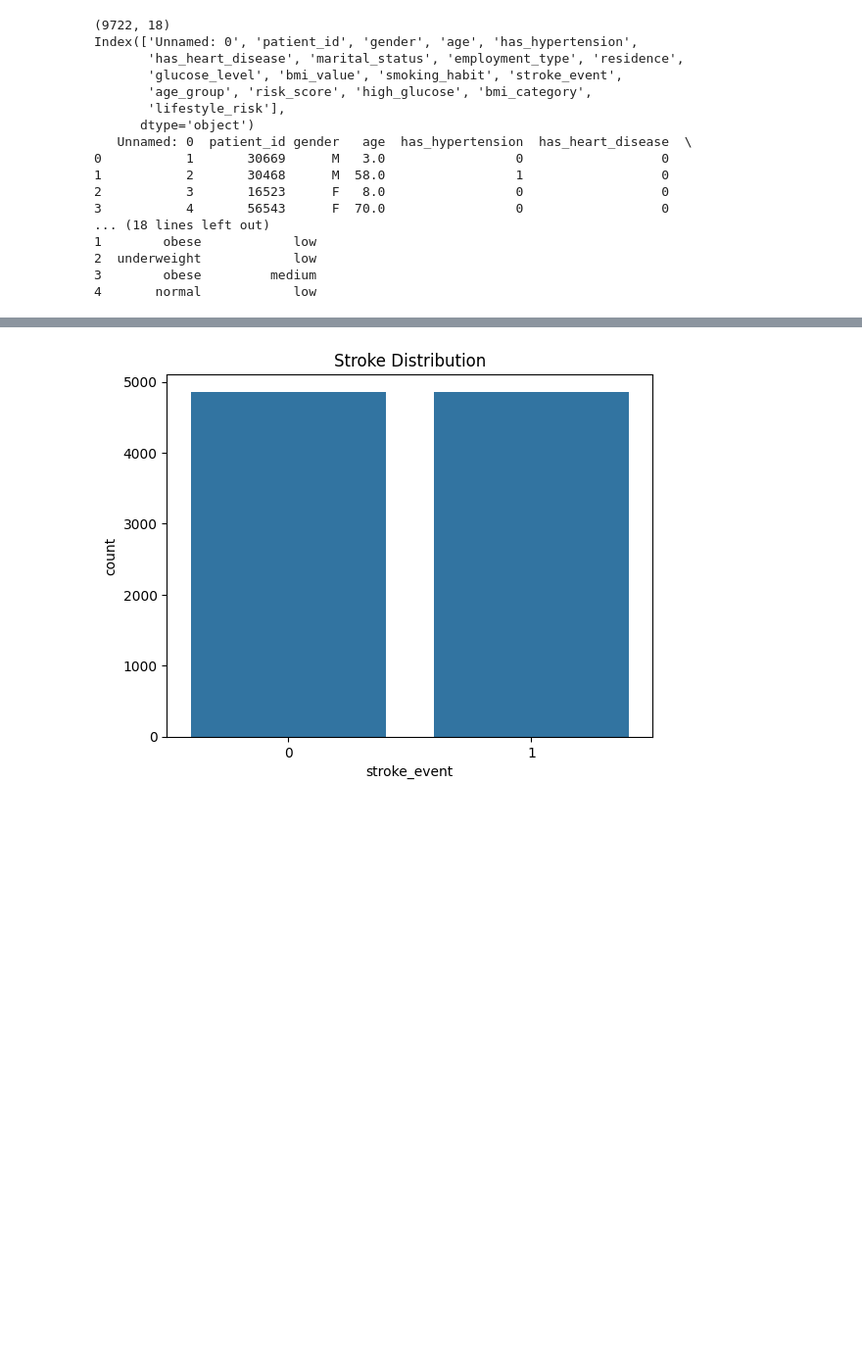
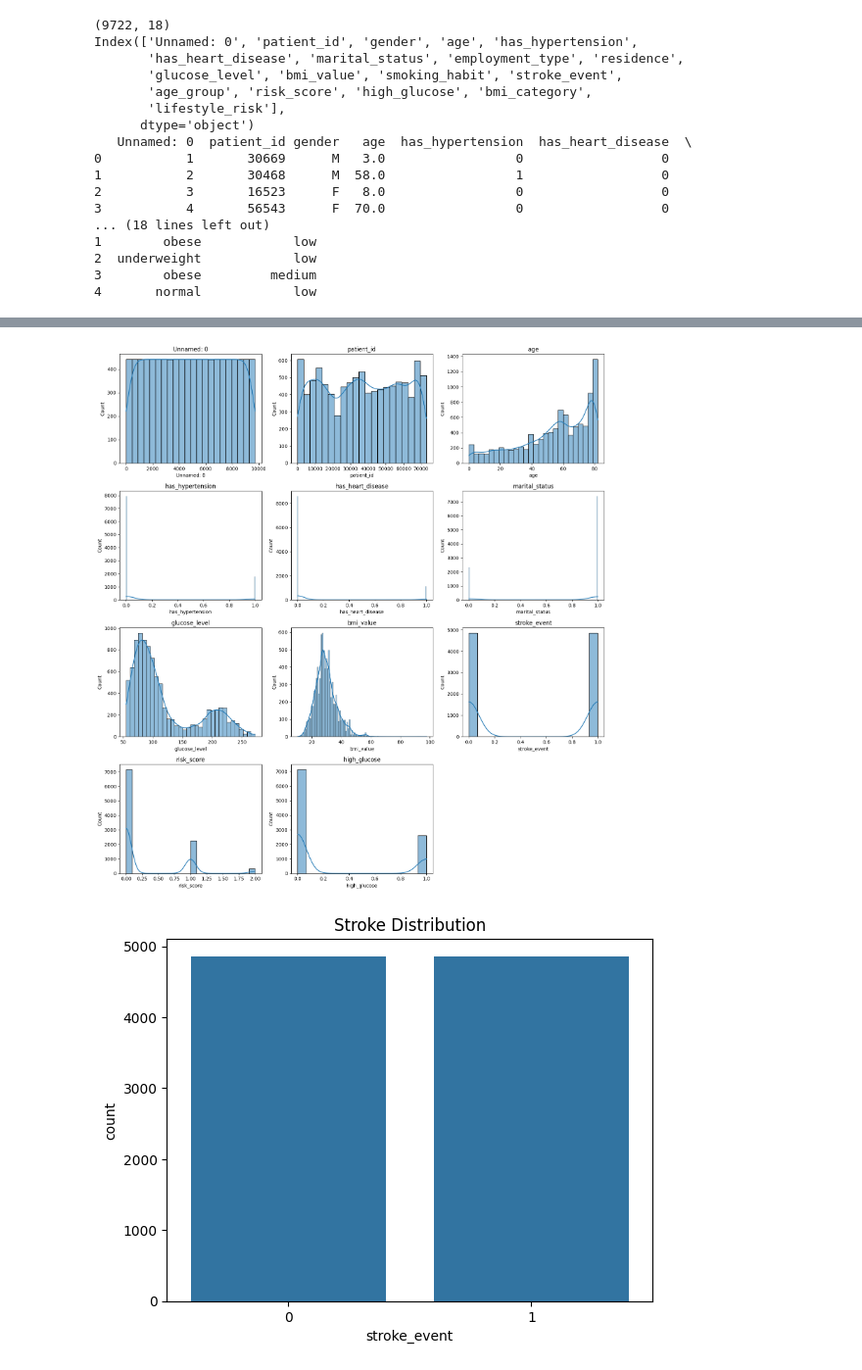
Before and after one commit to Savindi2002/Health-care-analysis, a Jupyter notebook: analysis.ipynb, the cells around one changed output, grey strips where cells are left out. Shown at 98% size. Drawn from its saved outputs; the diff is of its cells as text; code cells hidden in the pictures; blank space fills up the shorter version.

```diff
--- a/analysis.ipynb
+++ b/analysis.ipynb
@@ -67,11 +67,3 @@ Index(['Unnamed: 0', 'patient_id', 'gender', 'age', 'has_hypertension',
 2  underweight            low
 3        obese         medium
 4       normal            low
-# %%
-num_cols = df.select_dtypes(include='number').columns
-
-for col in num_cols:
-    plt.figure()
-    sns.histplot(df[col], kde=True)
-    plt.title(col)
-    plt.show()
@@ -90,3 +70,27 @@ for col in num_cols:
+# %%
+
+
+
+num_cols = df.select_dtypes(include='number').columns
+
+# number of columns
+n_cols = len(num_cols)
+
+# create subplot grid (auto layout)
+rows = int(np.ceil(n_cols / 3))   # 3 plots per row (you can change this)
+cols = 3
+
+plt.figure(figsize=(15, rows * 4))
+
+for i, col in enumerate(num_cols):
+    plt.subplot(rows, cols, i + 1)
+    sns.histplot(df[col], kde=True)
+    plt.title(col)
+
+plt.tight_layout()
+plt.show()
+# %% [output]
+[figure, added]
 # %%
 sns.countplot(x="stroke_event", data=df)
 plt.title("Stroke Distribution")
```
Also changed, not shown: parts of 1 cell of this notebook.
